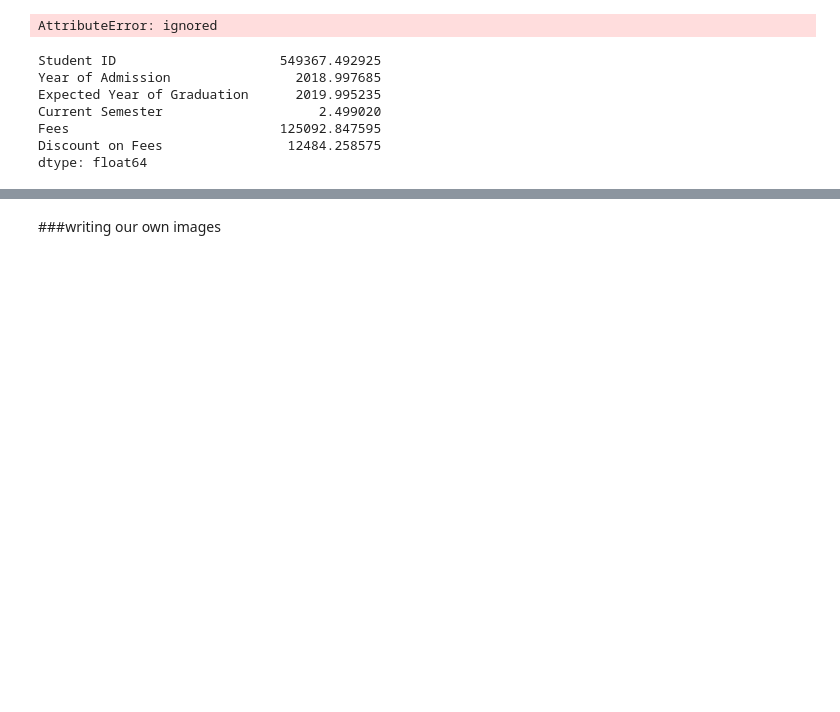
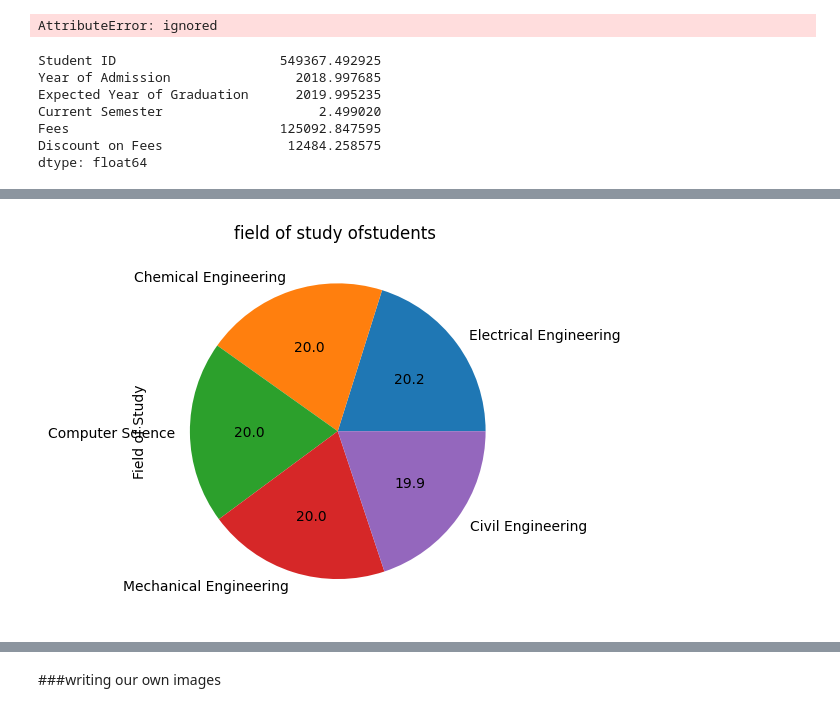
Before and after one commit to Harman16-jpg/datasetml, a Jupyter notebook: Untitled0.ipynb, the cells around one changed output, grey strips where cells are left out. Drawn from its saved outputs; the diff is of its cells as text; code cells hidden in the pictures; blank space fills up the shorter version.

```diff
--- a/Untitled0.ipynb
+++ b/Untitled0.ipynb
@@ -848,0 +871,3 @@ df['year of admission'].value_counts()
+# %%
+#to create a column
+df['age of student']='age of students'
@@ -848,0 +882,6 @@ df['year of admission'].value_counts()
+# %%
+df['Field of Study'].value_counts().plot(kind='pie',autopct='%.1f')
+plt.title('field of study ofstudents ')
+plt.show()
+# %% [output]
+[figure, added]
```
Also changed, not shown: parts of 5 cells of this notebook.
